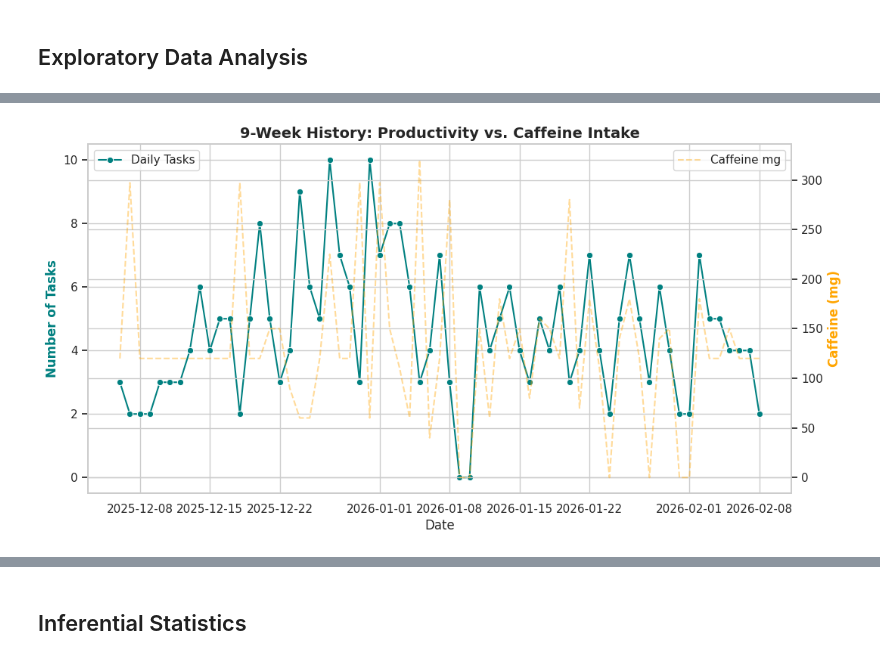
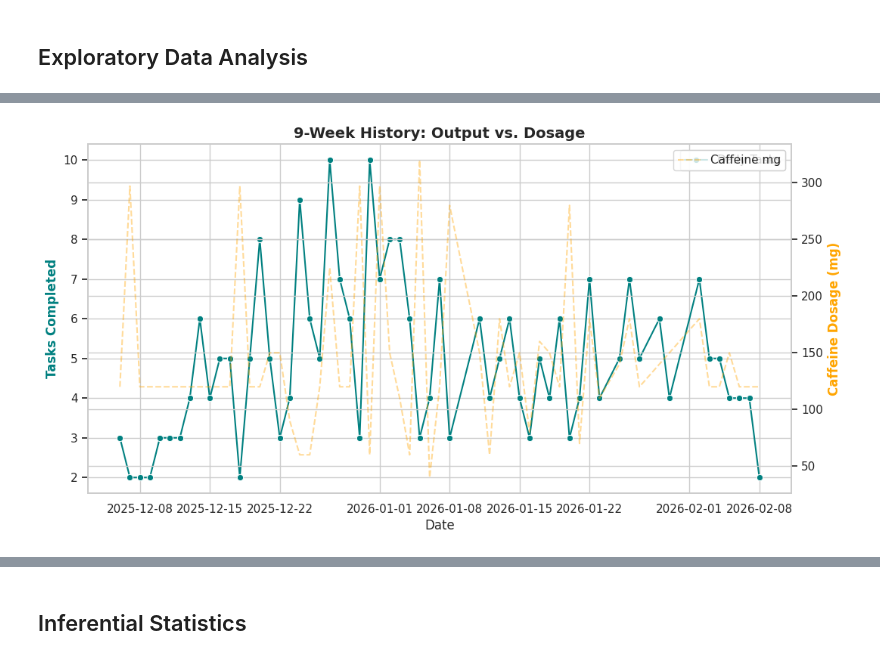
Before and after one commit to rachocr/CCDATSCL_PROJECT, a Jupyter notebook: FINALS_Notebook.ipynb, the cells around one changed output, grey strips where cells are left out. Cells and saved outputs as stored; diff of their text form; code cells hidden in the pictures.

```diff
--- a/FINALS_Notebook.ipynb
+++ b/FINALS_Notebook.ipynb
@@ -149,38 +139,28 @@ dtype: int64
 # %% [markdown]
 ## Data Cleaning and Preprocessing
 # %%
-# Mappings
 sugar_map = {'Low': 12.5, 'Medium': 22.5, 'High': 40.0}
 coffee_type_map = {'Cold Brew': 'Brewed', 'Matcha': 'Latte', 'Americano': 'Espresso', 'Frappuccino': 'Latte'}
 intensity_order = ['Low', 'Medium', 'High']
 
-# METHOD CHAINING: Clean, Transform, and Discretize in one block
 df_clean = (
     merged_df
-    # 1. Standardize Text first
     .replace({'Type_of_Coffee': coffee_type_map})
-    .fillna({'Type_of_Coffee': 'No Coffee', 'Sugar_Level': 'Low'})
+    .fillna({'Sugar_Level': 'Low'})
     .assign(
         Date = lambda x: pd.to_datetime(x['Date'], dayfirst=True),
         Sleep_Hours = lambda x: pd.to_numeric(x['Sleep_Hours'], errors='coerce'),
         Caffeine_Amount_mg = lambda x: pd.to_numeric(x['Caffeine_Amount_mg'], errors='coerce'),
         Tasks_Completed = lambda x: pd.to_numeric(x['Tasks_Completed'], errors='coerce'),
         Coffee_Intake = lambda x: pd.to_numeric(x['Coffee_Intake'], errors='coerce'),
-
-        # 2. Create Numeric Sugar Column (For Math/ML)
         Est_Sugar_g = lambda x: x['Sugar_Level'].map(sugar_map).fillna(0),
-
-        # 3. Create Categorical Sugar Level (For Human Tables)
-        # We enforce the order Low -> Medium -> High
         Sugar_Level = lambda x: pd.Categorical(x['Sugar_Level'], categories=intensity_order, ordered=True),
-
-        # 4. Create Categorical Caffeine Level (For Human Tables)
-        # Groups raw numbers (e.g. 120, 140) into bins
         Caffeine_Level = lambda x: pd.Categorical(
             pd.cut(x['Caffeine_Amount_mg'], bins=[0.1, 100, 200, 1000], labels=intensity_order),
             categories=intensity_order, ordered=True
         )
     )
+    .query("Coffee_Intake > 0")
     .dropna(subset=['Tasks_Completed'])
 )
 
@@ -217,15 +278,14 @@ plt.show()
 # %%
+# Trend Over Time (Productivity vs Caffeine Intake)
 fig, ax1 = plt.subplots(figsize=(12, 6))
-
 sns.lineplot(data=df_clean, x='Date', y='Tasks_Completed', color='teal', label='Daily Tasks', ax=ax1, marker='o')
-ax1.set_ylabel('Number of Tasks', color='teal', fontweight='bold')
+ax1.set_ylabel('Tasks Completed', color='teal', fontweight='bold')
 
 ax2 = ax1.twinx()
 sns.lineplot(data=df_clean, x='Date', y='Caffeine_Amount_mg', color='orange', label='Caffeine mg', ax=ax2, alpha=0.4, ls='--')
-ax2.set_ylabel('Caffeine (mg)', color='orange', fontweight='bold')
+ax2.set_ylabel('Caffeine Dosage (mg)', color='orange', fontweight='bold')
 
-plt.title('9-Week History: Productivity vs. Caffeine Intake', fontsize=14, fontweight='bold')
-ax1.legend(loc='upper left'); ax2.legend(loc='upper right')
+plt.title('9-Week History: Output vs. Dosage', fontsize=14, fontweight='bold')
 plt.show()
 # %% [output]
-[figure, old version]
+[figure, new version]
```
Also changed, not shown: parts of 19 cells of this notebook.
